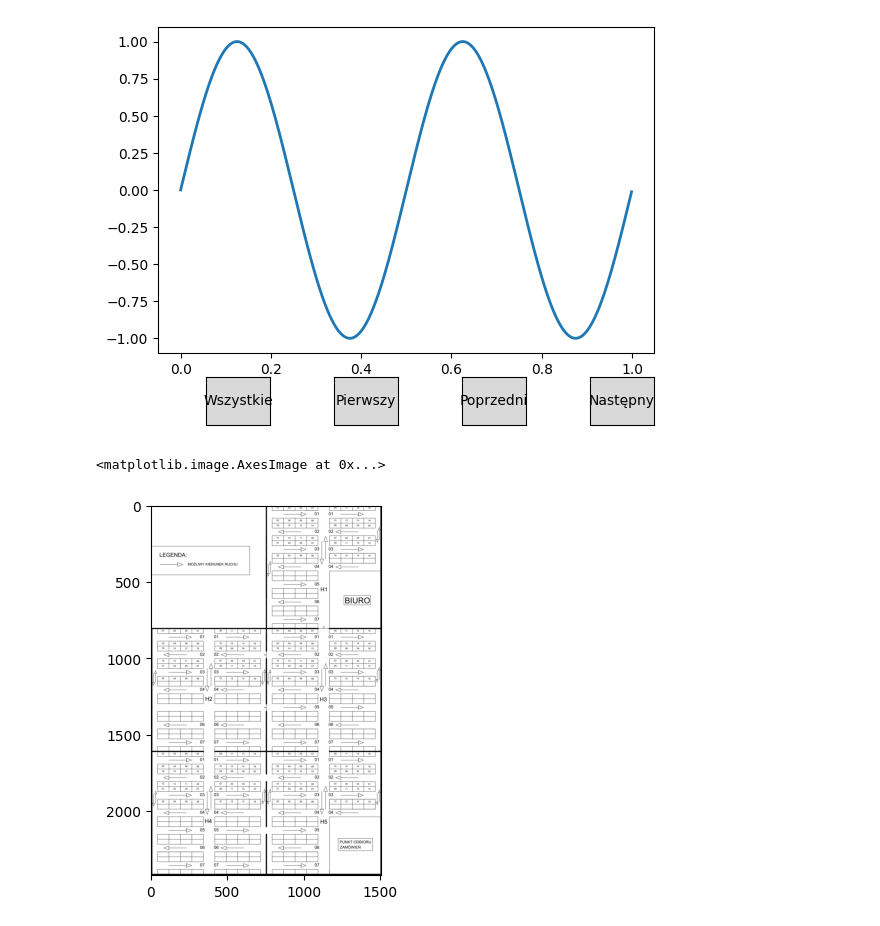
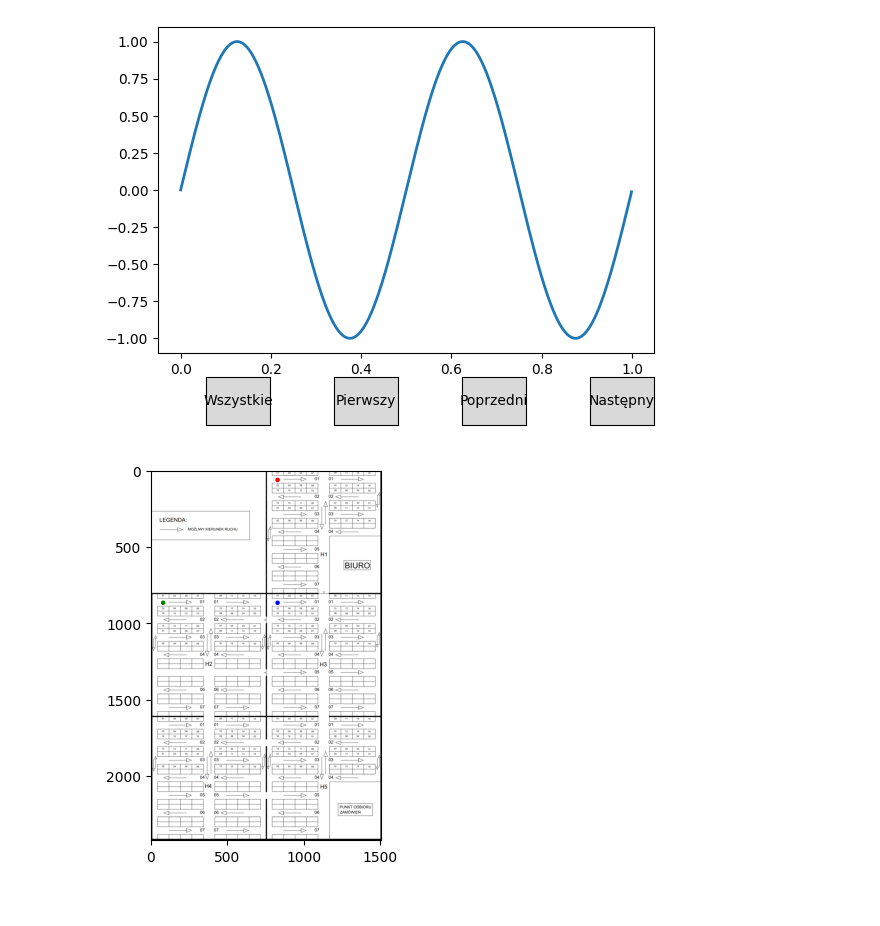
Before and after one commit to pawel-tumialis/Warehouse_Turtles, a Jupyter notebook: testy.ipynb, the cells around one changed output. Saved outputs shown, nothing was run; the diff lists cells and outputs as text; code cells hidden in the pictures.

```diff
--- a/testy.ipynb
+++ b/testy.ipynb
@@ -464,8 +464,11 @@ plt.show()
 # %%
 import matplotlib.pyplot as plt
 img = plt.imread("plan.png")
 fig, ax = plt.subplots()
 ax.imshow(img)
+ax.add_patch(plt.Circle((830, 60), 10, color='r'))
+ax.add_patch(plt.Circle((830, 865), 10, color='b'))
+ax.add_patch(plt.Circle((80, 865), 10, color='g'))
+plt.show()
 # %% [output]
-<matplotlib.image.AxesImage at 0x...>
-[figure, old version]
+[figure, new version]
```
Also changed, not shown: parts of 2 cells of this notebook.
